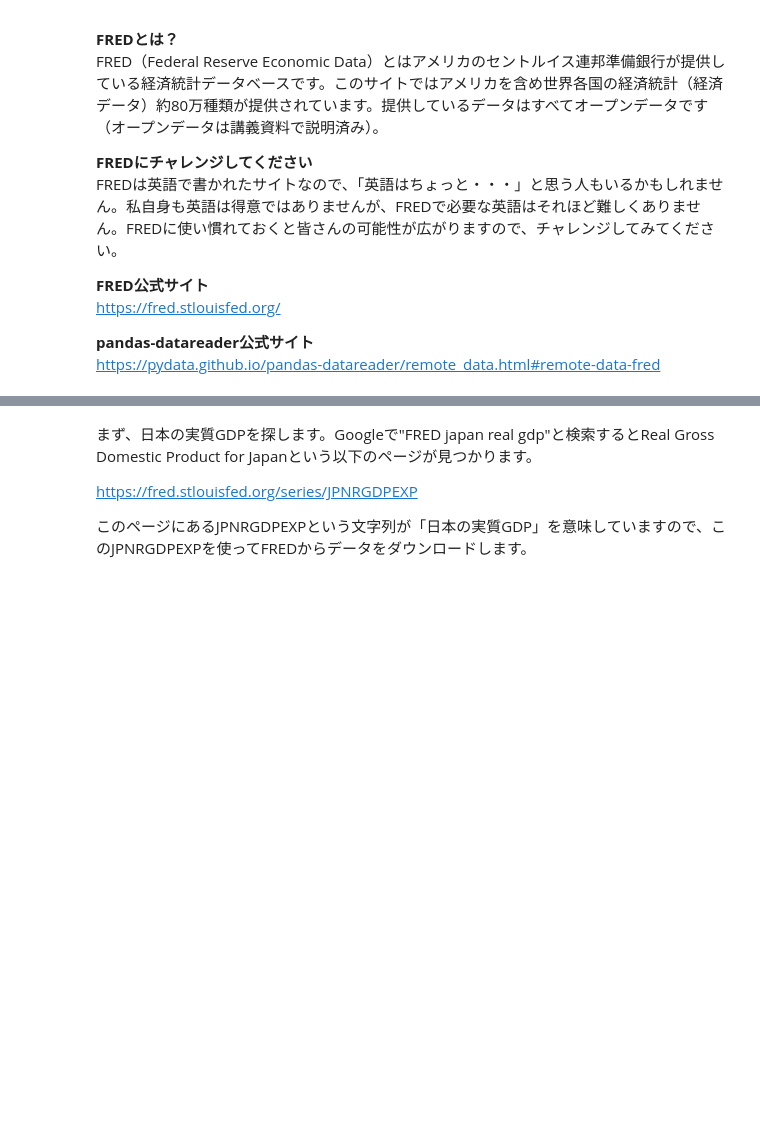
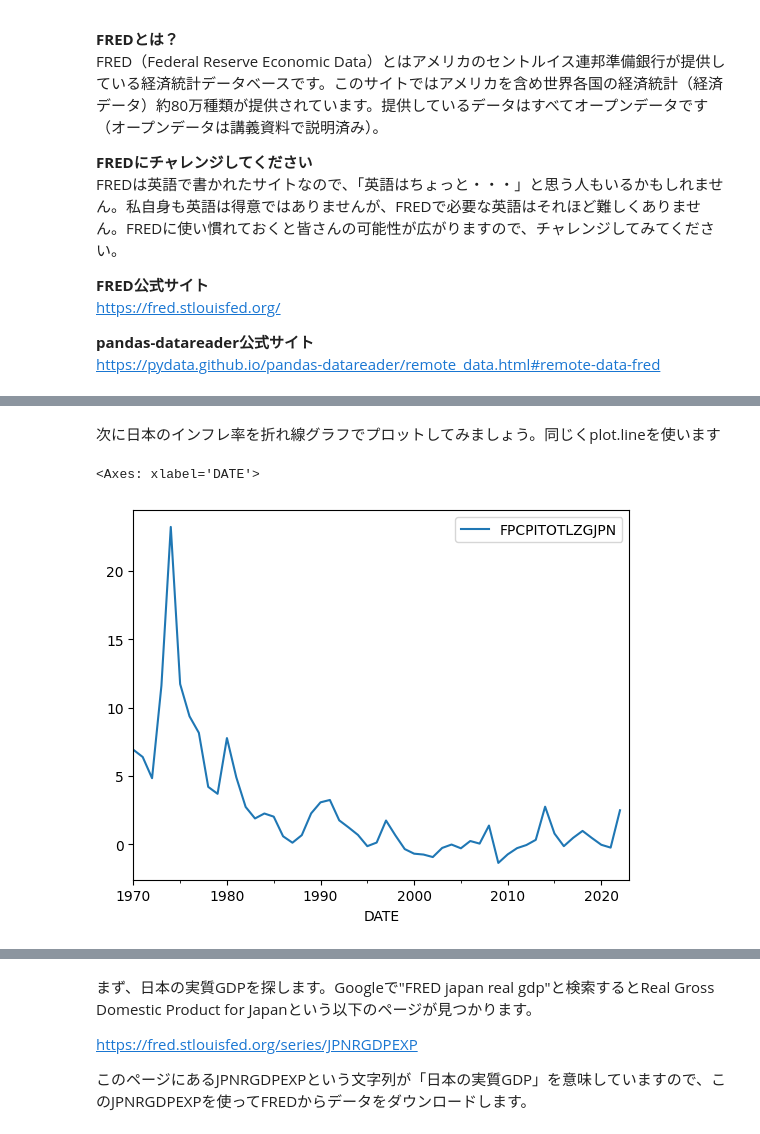
Before and after one commit to koiti-yano/colab, a Jupyter notebook: a_python/a_09_fred_gdp_phillips_python.ipynb, the cells around one changed output, grey strips where cells are left out. Cells and saved outputs as stored; diff of their text form; code cells hidden in the pictures; blank space fills up the shorter version.

```diff
--- a/a_python/a_09_fred_gdp_phillips_python.ipynb
+++ b/a_python/a_09_fred_gdp_phillips_python.ipynb
@@ -33,0 +64,7 @@ import pandas as pd
+# %% [markdown]
+次に日本のインフレ率を折れ線グラフでプロットしてみましょう。同じくplot.lineを使います
+# %%
+jp_phillips.plot.line(y='FPCPITOTLZGJPN')
+# %% [output]
+<Axes: xlabel='DATE'>
+[figure, added]
```
Also changed, not shown: parts of 12 cells of this notebook.
